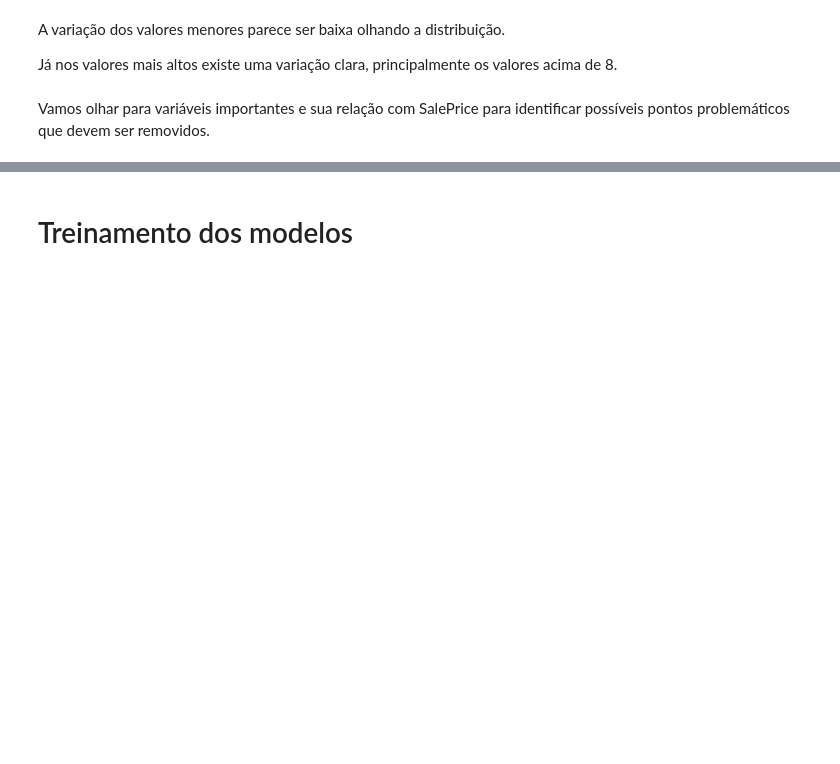
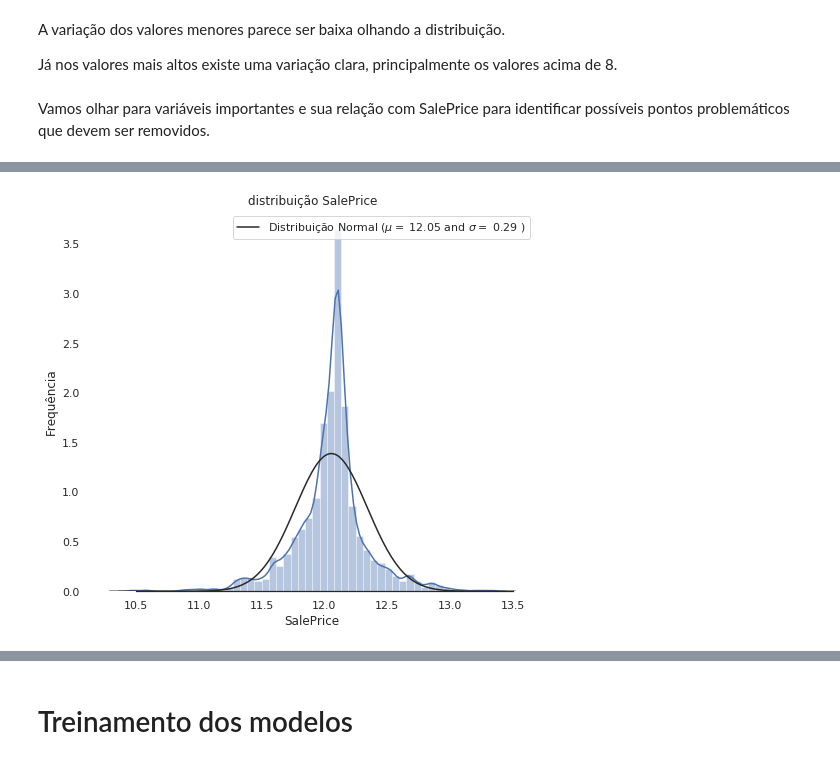
Before and after one commit to acresende/house-price-prediction, a Jupyter notebook: research/house-price-prediction.ipynb, the cells around one changed output, grey strips where cells are left out. Saved outputs shown, nothing was run; the diff lists cells and outputs as text; code cells hidden in the pictures; blank space fills up the shorter version.

```diff
--- a/research/house-price-prediction.ipynb
+++ b/research/house-price-prediction.ipynb
@@ -337,0 +363,22 @@ df_houses = df_houses.drop(df_houses[df_houses['GarageCars'] > 5].index)
+# %%
+sns.set_style("white")
+sns.set_color_codes(palette='deep')
+f, ax = plt.subplots(figsize=(8, 7))
+
+sns.distplot(df_houses['SalePrice'] , fit=norm, color="b");
+
+
+(mu, sigma) = norm.fit(df_houses['SalePrice'])
+
+
+plt.legend(['Distribuição Normal ($\mu=$ {:.2f} and $\sigma=$ {:.2f} )'.format(mu, sigma)],
+            loc='best')
+ax.xaxis.grid(False)
+ax.set(ylabel="Frequência")
+ax.set(xlabel="SalePrice")
+ax.set(title="distribuição SalePrice")
+sns.despine(trim=True, left=True)
+
+plt.show()
+# %% [output]
+[figure, added]
```
Also changed, not shown: parts of 41 cells of this notebook.
